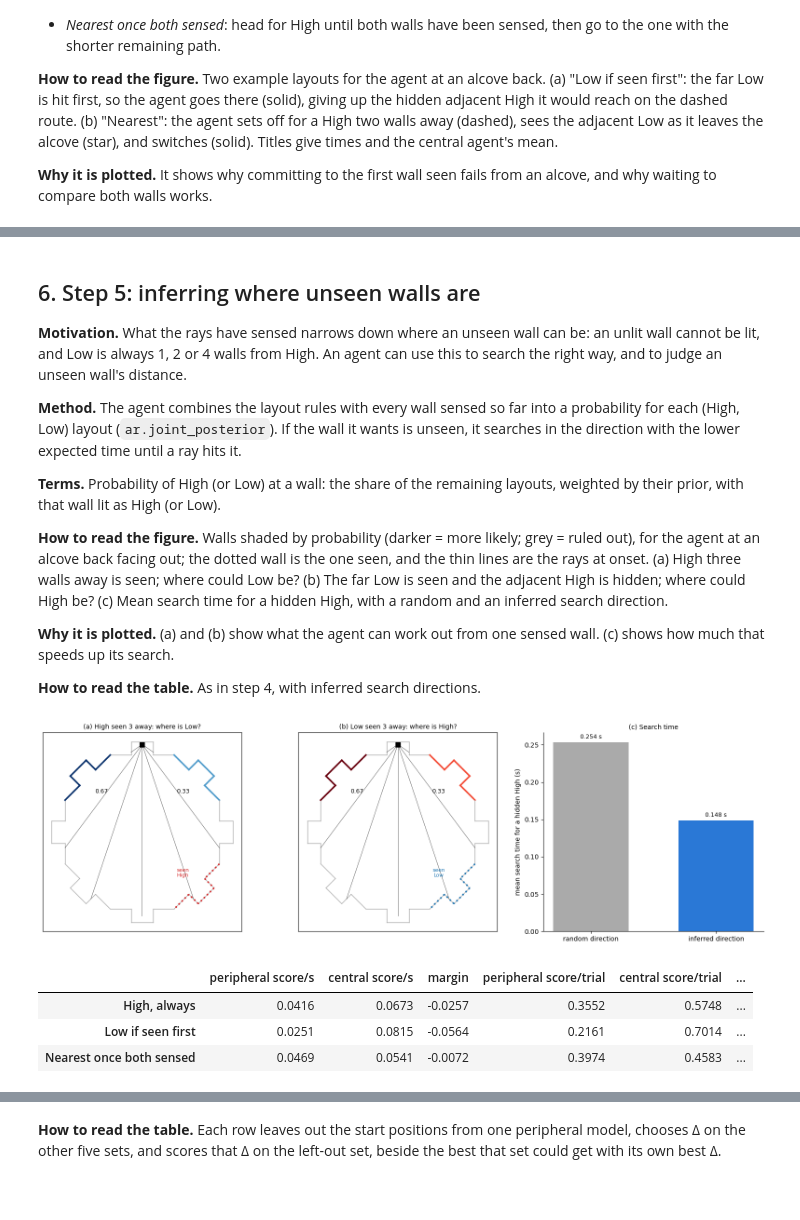
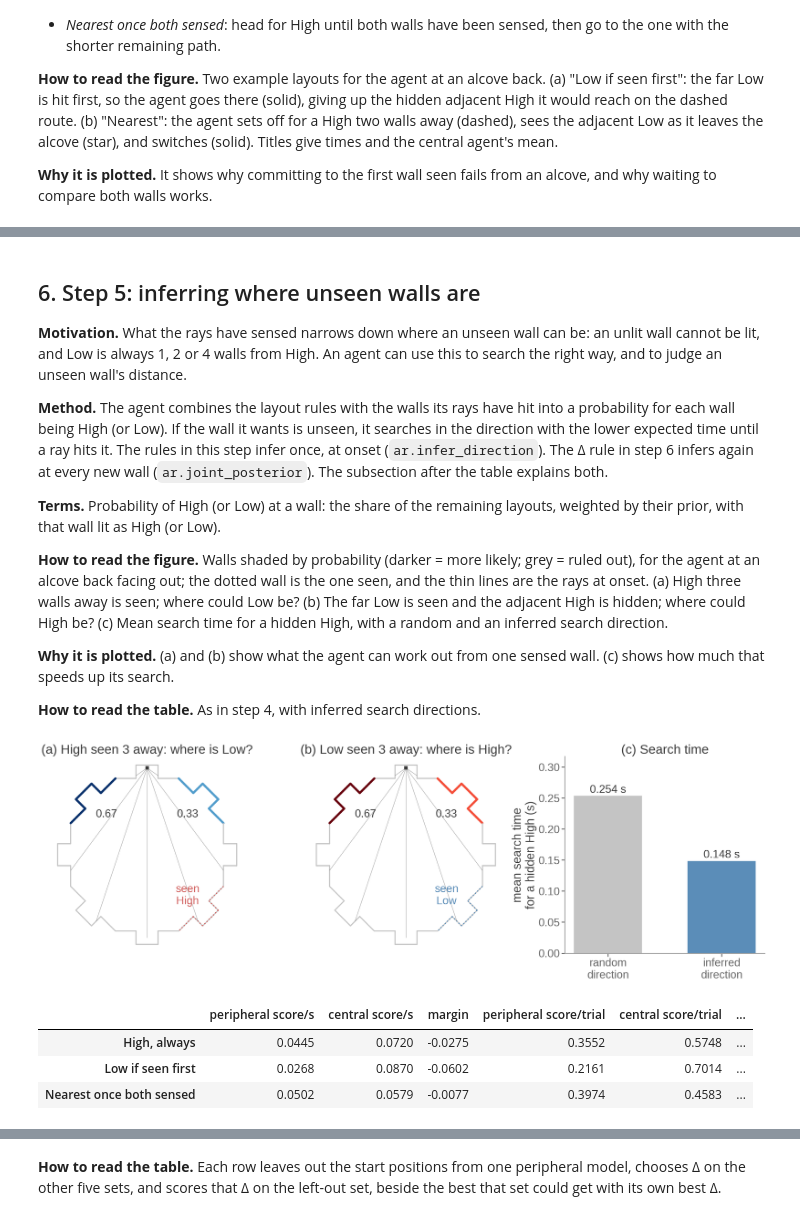
Before and after one commit to tomhagley6/octagon_analysis, a Jupyter notebook: demos/analytical_modelling/geometric_model_assembly.ipynb, the cells around one changed output, grey strips where cells are left out. Cells and saved outputs as stored; diff of their text form; code cells hidden in the pictures; blank space fills up the shorter version.

```diff
--- a/demos/analytical_modelling/geometric_model_assembly.ipynb
+++ b/demos/analytical_modelling/geometric_model_assembly.ipynb
@@ -223,9 +265,9 @@ poly = np.vstack([ar.reach_polygon(), ar.reach_polygon()[:1]])
 ax.plot(poly[:, 0], poly[:, 1], color=C_WALL, lw=1)
 for w in range(ar.NUM_WALLS):
     a_, b_ = ar._pt(ar.TRIGGER_REACH, -ar.H, w), ar._pt(ar.TRIGGER_REACH, ar.H, w)
-    ax.plot([a_[0], b_[0]], [a_[1], b_[1]], color='black', lw=1)
-ax.plot(0, 0, 'o', color=C_CENTRAL, ms=7); ax.plot(*BACK, 'ks', ms=7)
-ax.set_aspect('equal'); ax.set_xticks([]); ax.set_yticks([])
+    ax.plot([a_[0], b_[0]], [a_[1], b_[1]], color=C_INK, lw=1)
+ax.plot(0, 0, 'o', color=C_CENTRAL, ms=7); ax.plot(*BACK, 's', color=C_INK, ms=7)
+ax.set_aspect('equal'); ax.set_xticks([]); ax.set_yticks([]); ax.axis('off')
 ax.set_title('(a) Reachable space and trigger lines', fontsize=10)
 lay_tab = ar.layout_table()
 for ax, (lab, h, l) in zip(axes[1:], (('(b) 45° trial', 0, 1), ('(c) 90° trial', 0, 2), ('(d) 180° trial', 0, 4))):
@@ -240,7 +282,7 @@ inputs = pd.DataFrame([
     ('turning rate (deg/s)', ROT, 'median turning rate of central agents before facing High (logs)'),
     ('closing speed while turning (units/s)', CLOSE, 'median of central agents (logs); best possible 9.46'),
     ('trigger line (units from centre)', ar.TRIGGER_REACH, 'trigger box front 18.86 less body radius 0.61'),
-    ('overhead per trial (s)', OVERHEAD, 'whole trial less slice onset to trigger (logs)'),
+    ('mean time outside the race per trial (s)', OVERHEAD, 'human social sessions: start delay + end delay + ITI (logs)'),
     ('ray sensor', '7 rays, ±55 deg', 'SelectivePassThroughRaycast (agent_raycast.py)'),
 ], columns=['input', 'value', 'source']).set_index('input')
 display(inputs)
@@ -273,36 +427,39 @@ sweep0 = pd.DataFrame([dict(delta=d, **summary(with_times(D_KNOWN[pi_, hi_] / ar
                                                'low_first', central_t=CT_STRAIGHT)) for d in D_GRID])
 D_BEST0 = float(sweep0.loc[sweep0['peripheral score/s'].idxmax(), 'delta'])
 
-fig, axes = plt.subplots(1, 3, figsize=(17, 4.8), gridspec_kw=dict(width_ratios=[1, 1, 1.3]))
+fig, axes = plt.subplots(1, 3, figsize=(27, 9), gridspec_kw=dict(width_ratios=[1, 1, 1.3]))
 ax = axes[0]
 draw_arena(ax)
-for off, col in zip((1, 2, 3, 4), ('#2a78d6', '#eb6834', '#1baf7a', '#eda100')):
+for off, col in zip((1, 2, 3, 4), sns.color_palette('muted', 4).as_hex()):
     p = ar.path_points(BACK, off)
-    ax.plot(p[:, 0], p[:, 1], color=col, lw=2, label=f'{off} away: {d_back[off]:.1f}')
-draw_central(ax, 4)
-ax.plot(*BACK, 'ks', ms=7)
-ax.legend(loc='lower left', fontsize=7, frameon=False, title='path (units)', title_fontsize=7)
+    ax.plot(p[:, 0], p[:, 1], color=col, lw=4, label=f'{off} away: {d_back[off]:.1f}')
+pts_c = ar.path_points(np.zeros(2), 4)
+ax.plot(pts_c[:, 0], pts_c[:, 1], color=C_ROUTE_C, lw=4)
+ax.plot(0, 0, 'o', color=C_CENTRAL, ms=13)
+ax.plot(*BACK, 's', color=C_INK, ms=12)
+ax.legend(loc='lower left', fontsize=7, frameon=False, title='path (units)', title_fontsize=FS_BASE, bbox_to_anchor=(-0.05, -0.12))
 ax.set_title('(a) Shortest paths from an alcove back', fontsize=10)
 ax = axes[1]
 offs = np.arange(5)
 ax.bar(offs, d_back[[0, 1, 2, 3, 4]], color=C_PERIPH, width=0.6)
 for x, v in zip(offs, d_back[[0, 1, 2, 3, 4]]):
     ax.text(x, v + 0.5, f'{v:.1f}', ha='center', fontsize=9)
-ax.axhline(d_centre, color=C_ROUTE_C, ls='--', lw=1.5)
+ax.axhline(d_centre, color=C_ROUTE_C, ls='--', lw=3)
 ax.text(-0.4, d_centre + 0.6, f'central agent {d_centre:.2f}', color=C_ROUTE_C, fontsize=8)
 ax.set_xlabel('walls from own alcove'); ax.set_ylabel('shortest path to the trigger (units)')
 ax.set_title('(b) Path length by wall', fontsize=10)
 ax.spines[['top', 'right']].set_visible(False)
 ax = axes[2]
-ax.plot(sweep0['delta'], sweep0['peripheral score/s'], color=C_PERIPH, lw=2, label='peripheral')
-ax.plot(sweep0['delta'], sweep0['central score/s'], color=C_CENTRAL, lw=2, label='central')
-ax.axvline(D_BEST0, color='#999999', ls=':', lw=1.5)
+ax.plot(sweep0['delta'], sweep0['peripheral score/s'], color=C_PERIPH, lw=4, label='peripheral')
+ax.plot(sweep0['delta'], sweep0['central score/s'], color=C_CENTRAL, lw=4, label='central')
+ax.axvline(D_BEST0, color=C_REF, ls=':', lw=3)
 ax.text(D_BEST0, ax.get_ylim()[1], f' best Δ {D_BEST0:.2f} s', va='top', fontsize=8)
-ax.set_xlabel('threshold Δ: extra travel time to High before going to Low (s)')
+ax.set_xlabel('threshold Δ (s): extra travel time to High\nbefore going to Low')
 ax.set_ylabel('score per second (expected)')
 ax.legend(frameon=False, fontsize=8)
 ax.set_title('(c) Choosing Δ with both walls known', fontsize=10)
 ax.spines[['top', 'right']].set_visible(False)
+presentation_text(fig)
 plt.tight_layout(); plt.show()
 
 step1 = pd.DataFrame({
@@ -511,7 +676,7 @@ display(step4.round(4))
 
 **Motivation.** What the rays have sensed narrows down where an unseen wall can be: an unlit wall cannot be lit, and Low is always 1, 2 or 4 walls from High. An agent can use this to search the right way, and to judge an unseen wall's distance.
 
-**Method.** The agent combines the layout rules with every wall sensed so far into a probability for each (High, Low) layout (`ar.joint_posterior`). If the wall it wants is unseen, it searches in the direction with the lower expected time until a ray hits it.
+**Method.** The agent combines the layout rules with the walls its rays have hit into a probability for each wall being High (or Low). If the wall it wants is unseen, it searches in the direction with the lower expected time until a ray hits it. The rules in this step infer once, at onset (`ar.infer_direction`). The Δ rule in step 6 infers again at every new wall (`ar.joint_posterior`). The subsection after the table explains both.
 
 **Terms.** Probability of High (or Low) at a wall: the share of the remaining layouts, weighted by their prior, with that wall lit as High (or Low).
 
@@ -522,42 +687,44 @@ display(step4.round(4))
 **How to read the table.** As in step 4, with inferred search directions.
 # %%
 S_back = ar.onset_sensed(BACK[None], [H_OUT])[0]
-fig, axes = plt.subplots(1, 3, figsize=(16, 5))
+fig, axes = plt.subplots(1, 3, figsize=(22, 7.5))
 for ax, (hg, lw_, which, lab) in zip(axes[:2], ((3, 1, 'low', '(a) High seen 3 away: where is Low?'),
                                                  (1, 3, 'high', '(b) Low seen 3 away: where is High?'))):
     J = ar.joint_posterior(S_back, hg if S_back[hg] else None, lw_ if S_back[lw_] else None)
     prob = J.sum(axis=0) if which == 'low' else J.sum(axis=1)
     draw_arena(ax, shade=prob / prob.max(), cmap='Blues' if which == 'low' else 'Reds')
     seen_w = hg if which == 'low' else lw_
     for (a_, b_), w in zip(WALL_SEGS, WALL_IDS):
         if w == seen_w:
             ax.plot([a_[0], b_[0]], [a_[1], b_[1]], color=C_HIGHW if which == 'low' else C_LOWW, lw=2.5, ls=':')
     for w in range(8):
         if prob[w] > 0:
             p_ = ar._pt(13.0, 0.0, w)
             ax.text(p_[0], p_[1], f'{prob[w]:.2f}', ha='center', va='center', fontsize=9)
     p_ = ar._pt(13.0, 0.0, seen_w)
     ax.text(p_[0], p_[1], 'seen\nHigh' if which == 'low' else 'seen\nLow', ha='center', va='center', fontsize=8,
             color=C_HIGHW if which == 'low' else C_LOWW)
-    draw_rays(ax, BACK, H_OUT); ax.plot(*BACK, 'ks', ms=7)
+    draw_rays(ax, BACK, H_OUT); ax.plot(*BACK, 's', color=C_INK, ms=7)
     ax.set_title(lab, fontsize=10)
 hidden = ~pooled['high_sensed0']
 search = pd.Series({'random direction': np.average(pooled.loc[hidden, 'high_tsense'], weights=pooled.loc[hidden, 'prob']),
                     'inferred direction': np.average(pooled_inf.loc[hidden, 'high_tsense'], weights=pooled_inf.loc[hidden, 'prob'])})
 ax = axes[2]
 ax.bar(range(2), search.values, color=[C_WALL, C_PERIPH], width=0.6)
 for x, v in enumerate(search.values):
     ax.text(x, v + 0.005, f'{v:.3f} s', ha='center', fontsize=9)
-ax.set_xticks(range(2), search.index); ax.set_ylabel('mean search time for a hidden High (s)')
+ax.set_xticks(range(2), ['random\ndirection', 'inferred\ndirection']); ax.set_ylabel('mean search time\nfor a hidden High (s)')
 ax.set_title('(c) Search time', fontsize=10); ax.spines[['top', 'right']].set_visible(False)
+ax.set_ylim(0, search.max() * 1.25)
+presentation_text(fig)
 plt.tight_layout(); plt.show()
 
 step5 = pd.DataFrame({lab: summary(pooled_inf, pol, central_t=CT_INF) for lab, pol in
                       (('High, always', 'high'), ('Low if seen first', 'low_first'), ('Nearest once both sensed', 'nearest'))}).T
 display(step5.round(4))
 # %% [output]
-[figure, old version]
+[figure, new version]
 |  | peripheral score/s | central score/s | margin | peripheral score/trial | central score/trial | ... |
-| High, always | 0.0416 | 0.0673 | -0.0257 | 0.3552 | 0.5748 | ... |
-| Low if seen first | 0.0251 | 0.0815 | -0.0564 | 0.2161 | 0.7014 | ... |
-| Nearest once both sensed | 0.0469 | 0.0541 | -0.0072 | 0.3974 | 0.4583 | ... |
+| High, always | 0.0445 | 0.0720 | -0.0275 | 0.3552 | 0.5748 | ... |
+| Low if seen first | 0.0268 | 0.0870 | -0.0602 | 0.2161 | 0.7014 | ... |
+| Nearest once both sensed | 0.0502 | 0.0579 | -0.0077 | 0.3974 | 0.4583 | ... |
```
Also changed, not shown: parts of 35 cells of this notebook, 11 other files.
